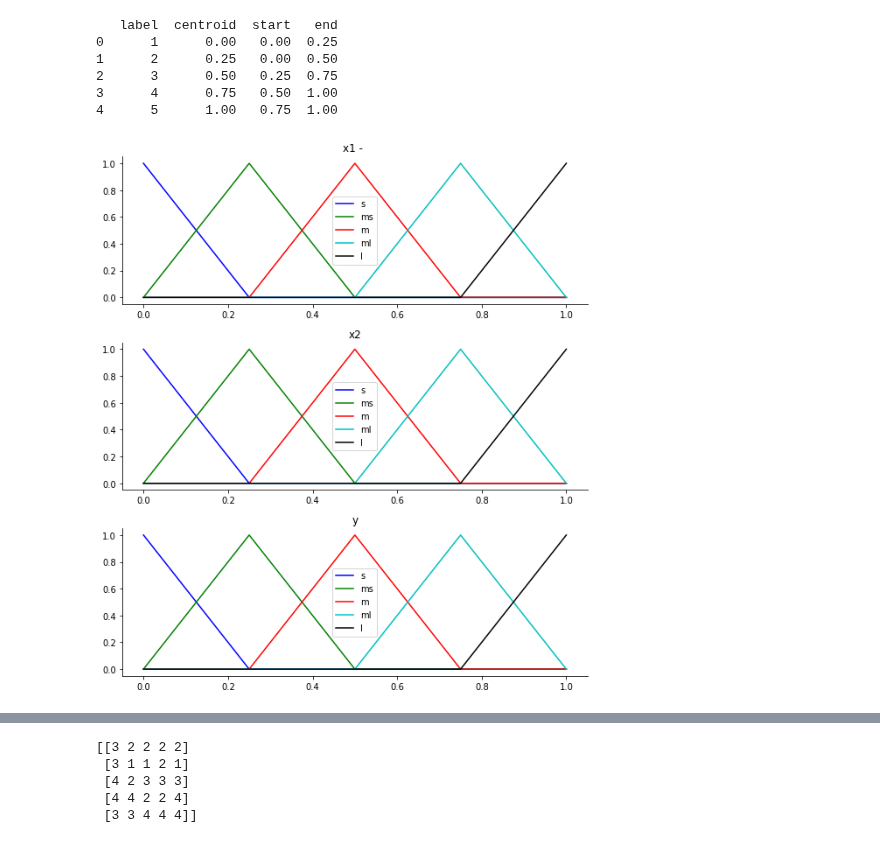
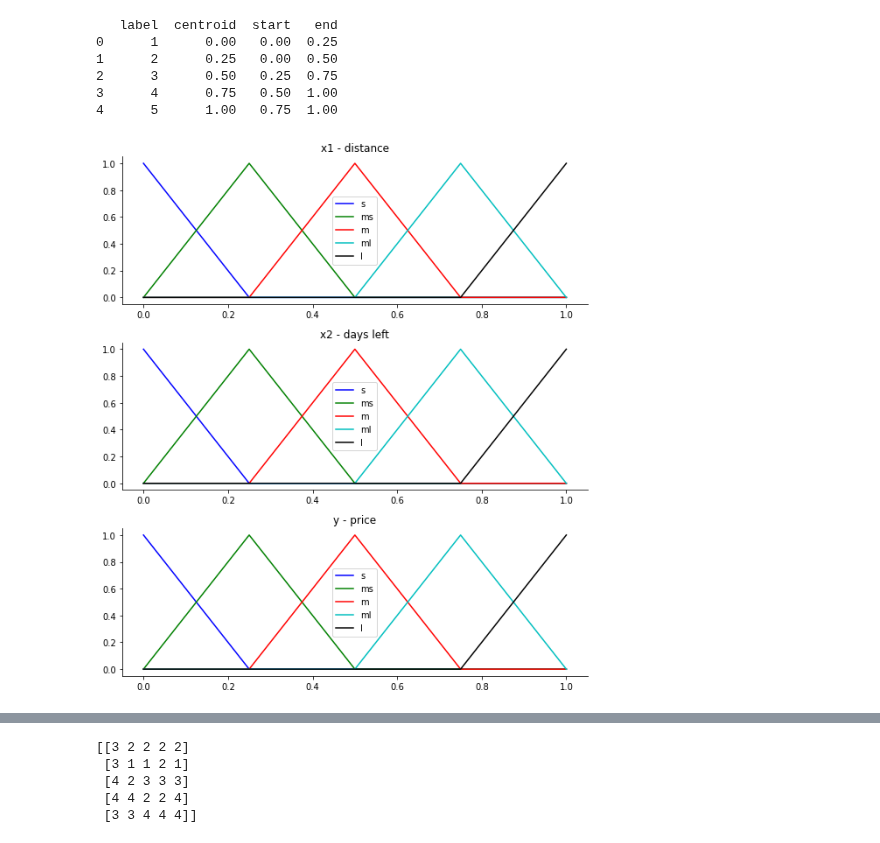
Before and after one commit to claredavies/ArtificialIntelligience, a Jupyter notebook: WeLoveComputationalIntelligence.ipynb, the cells around one changed output, grey strips where cells are left out. Saved outputs shown, nothing was run; the diff lists cells and outputs as text; code cells hidden in the pictures.

```diff
--- a/WeLoveComputationalIntelligence.ipynb
+++ b/WeLoveComputationalIntelligence.ipynb
@@ -105,15 +113,3 @@ def b_calc(xps, yps, j):
     denominator += weight_p
   res = numerator/denominator
   return res
-
-x_arr = np.arange(0, 1.1, 0.1)
-yp = [yp_solver(dot) for dot in x_arr]
-print(x_arr)
-print(yp)
-b_vals = []
-for i in range(5):
-  res = b_calc(x_arr, yp, i+1)
-  b_vals.append(res)
-  print("for j =", i+1, np.round(res, 3))
-
-print(np.round(performance_index(x_arr, yp, b_vals), 3))
@@ -688,34 +619,34 @@ ax0.plot(x1_range, x1_s, 'b', linewidth=1.5, label='s')
 ax0.plot(x1_range, x1_ms, 'g', linewidth=1.5, label='ms')
 ax0.plot(x1_range, x1_m, 'r', linewidth=1.5, label='m')
 ax0.plot(x1_range, x1_ml, 'c', linewidth=1.5, label='ml')
 ax0.plot(x1_range, x1_l, 'k', linewidth=1.5, label='l')
-ax0.set_title('x1 - ')
+ax0.set_title('x1 - distance')
 ax0.legend()
 
 
 ax1.plot(x2_range, x2_s, 'b', linewidth=1.5, label='s')
 ax1.plot(x2_range, x2_ms, 'g', linewidth=1.5, label='ms')
 ax1.plot(x2_range, x2_m, 'r', linewidth=1.5, label='m')
 ax1.plot(x2_range, x2_ml, 'c', linewidth=1.5, label='ml')
 ax1.plot(x2_range, x2_l, 'k', linewidth=1.5, label='l')
-ax1.set_title('x2')
+ax1.set_title('x2 - days left')
 ax1.legend()
 
 ax2.plot(y_range, y_s, 'b', linewidth=1.5, label='s')
 ax2.plot(y_range, y_ms, 'g', linewidth=1.5, label='ms')
 ax2.plot(y_range, y_m, 'r', linewidth=1.5, label='m')
 ax2.plot(y_range, y_ml, 'c', linewidth=1.5, label='ml')
 ax2.plot(y_range, y_l, 'k', linewidth=1.5, label='l')
-ax2.set_title('y')
+ax2.set_title('y - price')
 ax2.legend()
 
 # Turn off top/right axes
 for ax in (ax0, ax1, ax2):
     ax.spines['top'].set_visible(False)
     ax.spines['right'].set_visible(False)
     ax.get_xaxis().tick_bottom()
     ax.get_yaxis().tick_left()
 
 plt.tight_layout()
 # %% [output]
-[figure, old version]
+[figure, new version]
```
Also changed, not shown: parts of 16 cells of this notebook.
